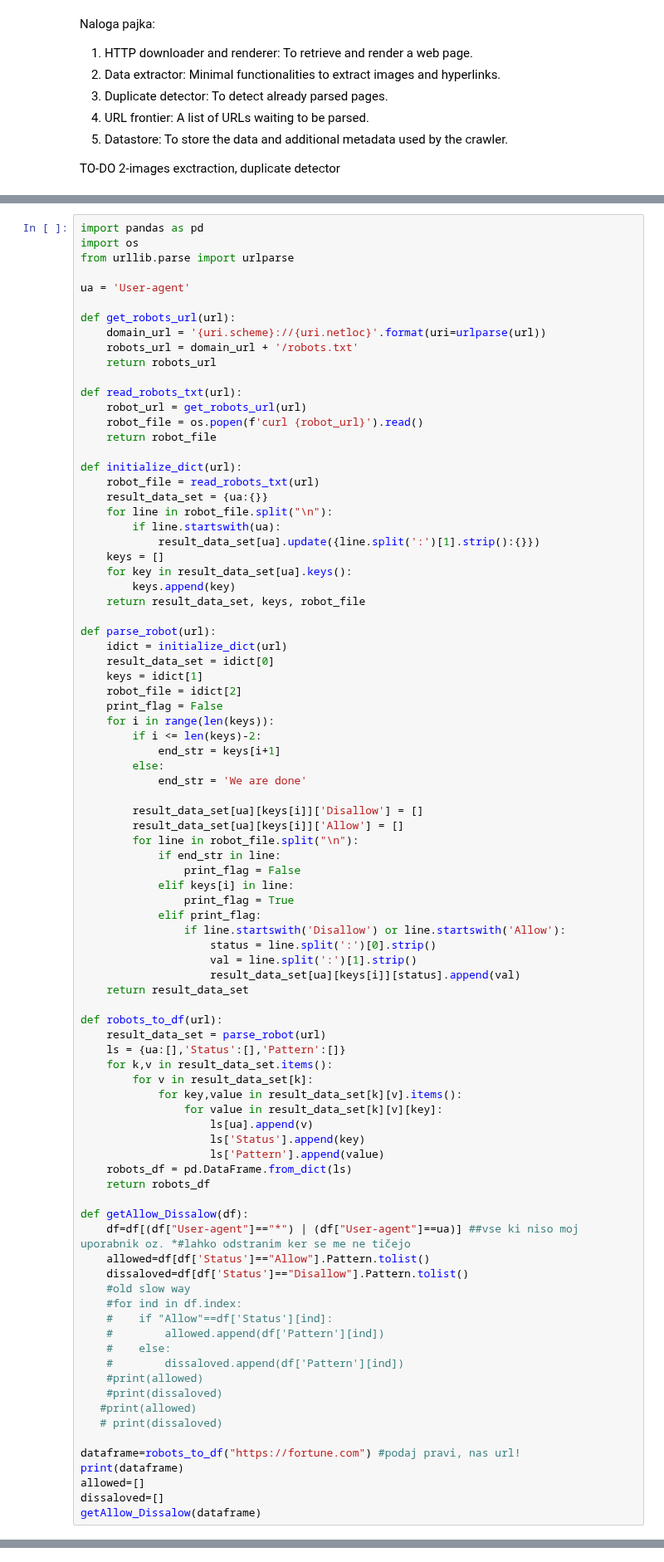
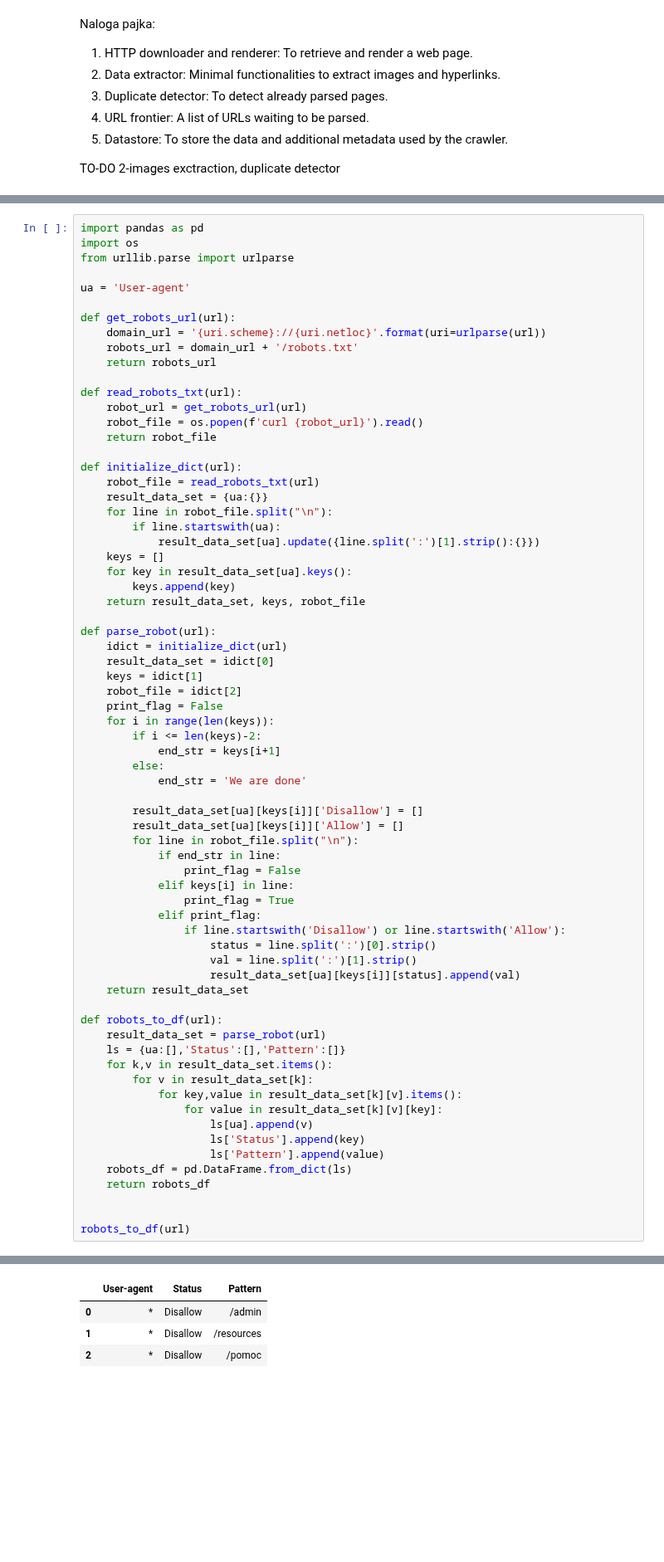
Before and after one commit to 98MM/IEPS, a Jupyter notebook: Crawler.ipynb, the cells around one changed output, grey strips where cells are left out. Shown at 83% size. Saved outputs shown, nothing was run; the diff lists cells and outputs as text; blank space fills up the shorter version.

```diff
--- a/Crawler.ipynb
+++ b/Crawler.ipynb
@@ -326,24 +325,6 @@ def robots_to_df(url):
     robots_df = pd.DataFrame.from_dict(ls)
     return robots_df
 
-def getAllow_Dissalow(df):
-    df=df[(df["User-agent"]=="*") | (df["User-agent"]==ua)] ##vse ki niso moj uporabnik oz. *#lahko odstranim ker se me ne tičejo
-    allowed=df[df['Status']=="Allow"].Pattern.tolist()
-    dissaloved=df[df['Status']=="Disallow"].Pattern.tolist()
-    #old slow way
-    #for ind in df.index:
-    #    if "Allow"==df['Status'][ind]:
-    #        allowed.append(df['Pattern'][ind])
-    #    else:
-    #        dissaloved.append(df['Pattern'][ind])
-    #print(allowed)
-    #print(dissaloved)
-   #print(allowed)
-   # print(dissaloved)
 
-dataframe=robots_to_df("https://fortune.com") #podaj pravi, nas url!
-print(dataframe)
-allowed=[]
-dissaloved=[]
-getAllow_Dissalow(dataframe)
+robots_to_df(url)
 # %% [output]
@@ -367,3 +331,7 @@ getAllow_Dissalow(dataframe)
+|  | User-agent | Status | Pattern |
+| 0 | * | Disallow | /admin |
+| 1 | * | Disallow | /resources |
+| 2 | * | Disallow | /pomoc |
 # %% [markdown]
 V spodnjem delu kode so metode za pridobivanja sitemapov, potrebno je dobiti .xml naslov iz trenutnega linka - kliči get_sitemap(robots.tx), ki iz robots txt pridobi sitemap.xml, spodnje  funkcije se sprehodijo
 1. poženi urlSitemap=get_site_map(robots.txt)
```
Also changed, not shown: parts of 3 cells of this notebook.
